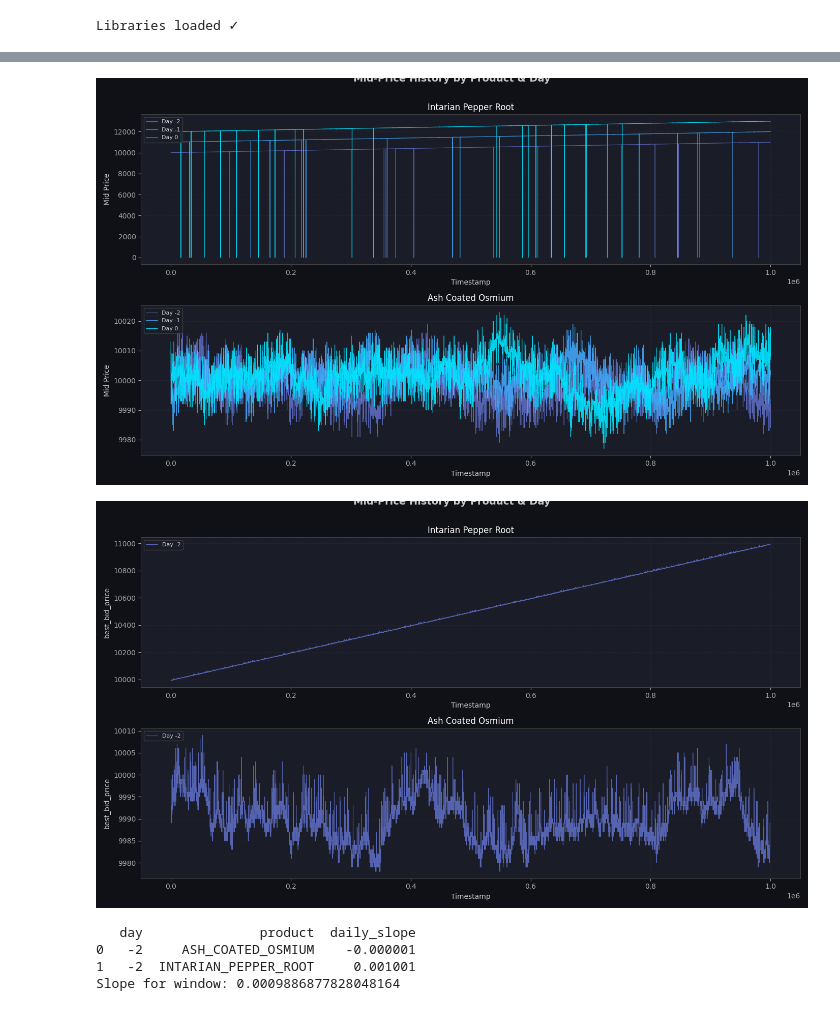
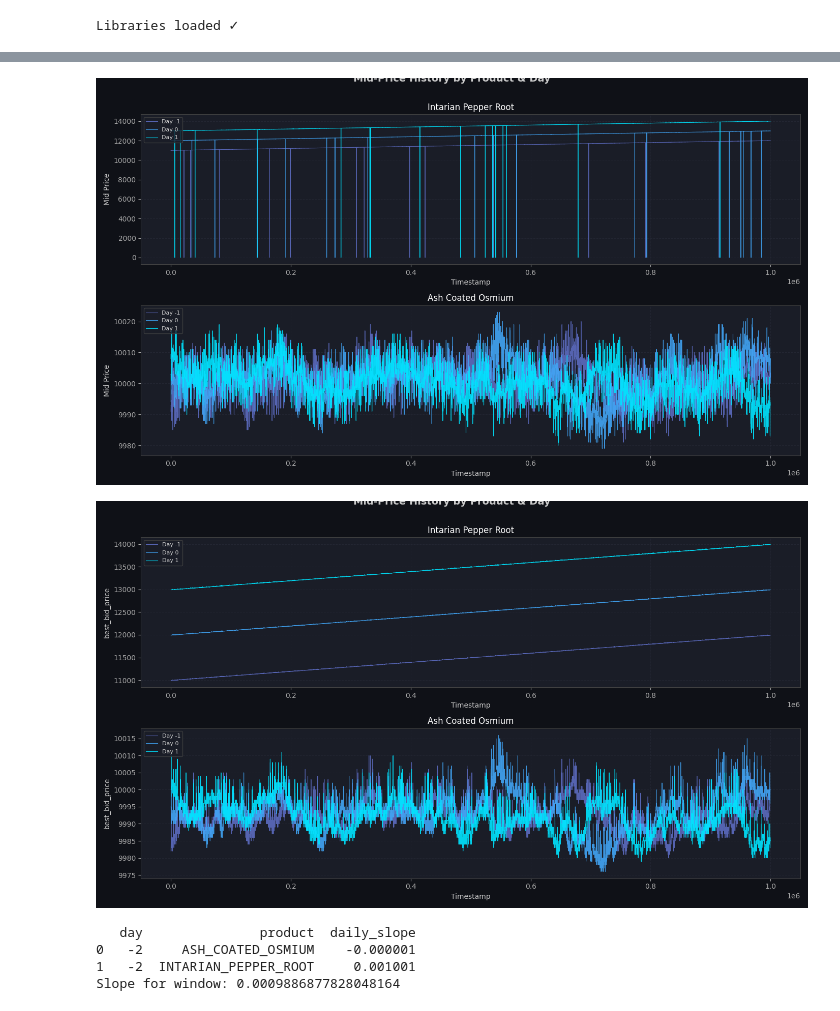
Before and after one commit to adamtpvan/prosperity-4-log-bait, a Jupyter notebook: data_analysis.ipynb, the cells around one changed output, grey strips where cells are left out. Drawn from its saved outputs; the diff is of its cells as text; code cells hidden in the pictures.

```diff
--- a/data_analysis.ipynb
+++ b/data_analysis.ipynb
@@ -36,9 +36,9 @@ COLORS = {
     'trade': '#ce93d8',
 }
 
-DAYS = [-2, -1, 0]
-DATA_PATH = 'Data\\ROUND1\\prices_round_1_day_{}.csv'
-TRADE_PATH = 'Data\\ROUND1\\trades_round_1_day_{}.csv'
+DAYS = [-1]
+DATA_PATH = 'data\\ROUND2\\prices_round_2_day_{}.csv'
+TRADE_PATH = 'data\\ROUND2\\trades_round_2_day_{}.csv'
 
 print('Libraries loaded ✓')
 # %% [output]
@@ -71,8 +71,8 @@ prices.head()
 fig, axes = plt.subplots(len(PRODUCTS), 1, figsize=(14, 8), sharex=False)
 fig.suptitle('Mid-Price History by Product & Day', fontsize=14, fontweight='bold', y=1.01)
 
-day_colors = {-2: '#5c6bc0', -1: '#42a5f5', 0: '#00e5ff'}
-day_labels = {-2: 'Day -2', -1: 'Day -1', 0: 'Day 0'}
+day_colors = {-1: '#5c6bc0', 0: '#42a5f5', 1: '#00e5ff'}
+day_labels = {-1: 'Day -1', 0: 'Day 0', 1: 'Day 1'}
 
 for ax, product in zip(axes, PRODUCTS):
     sub = prices[prices['product'] == product]
@@ -89,31 +89,31 @@ for ax, product in zip(axes, PRODUCTS):
 plt.tight_layout()
 plt.show()
 # %% [output]
-[figure, old version]
+[figure, new version]
 # %%
-DAYS = [-2]
+DAYS = [-1, 0, 1]
 fig, axes = plt.subplots(len(PRODUCTS), 1, figsize=(14, 8), sharex=False)
 fig.suptitle('Mid-Price History by Product & Day', fontsize=14, fontweight='bold', y=1.01)
 
-day_colors = {-2: '#5c6bc0', -1: '#42a5f5', 0: '#00e5ff'}
-day_labels = {-2: 'Day -2', -1: 'Day -1', 0: 'Day 0'}
+day_colors = {-1: '#5c6bc0', 0: '#42a5f5', 1: '#00e5ff'}
+day_labels = {-1: 'Day -1', 0: 'Day 0', 1: 'Day 1'}
 
 for ax, product in zip(axes, PRODUCTS):
     sub = prices[prices['product'] == product]
     for day in DAYS:
         d = sub[sub['day'] == day].sort_values('timestamp')
         ax.plot(d['timestamp'], d['bid_price_1'],
                 color=day_colors[day], lw=0.8, label=day_labels[day], alpha=0.9)
     ax.set_title(product.replace('_', ' ').title())
     ax.set_ylabel('best_bid_price')
     ax.set_xlabel('Timestamp')
     ax.grid(True)
     ax.legend(loc='upper left', fontsize=8)
 
 plt.tight_layout()
 plt.show()
 # %% [output]
-[figure, old version]
+[figure, new version]
 # %%
 def get_daily_slopes(df):
     results = []
```
Also changed, not shown: parts of 2 cells of this notebook, 1 other file.
